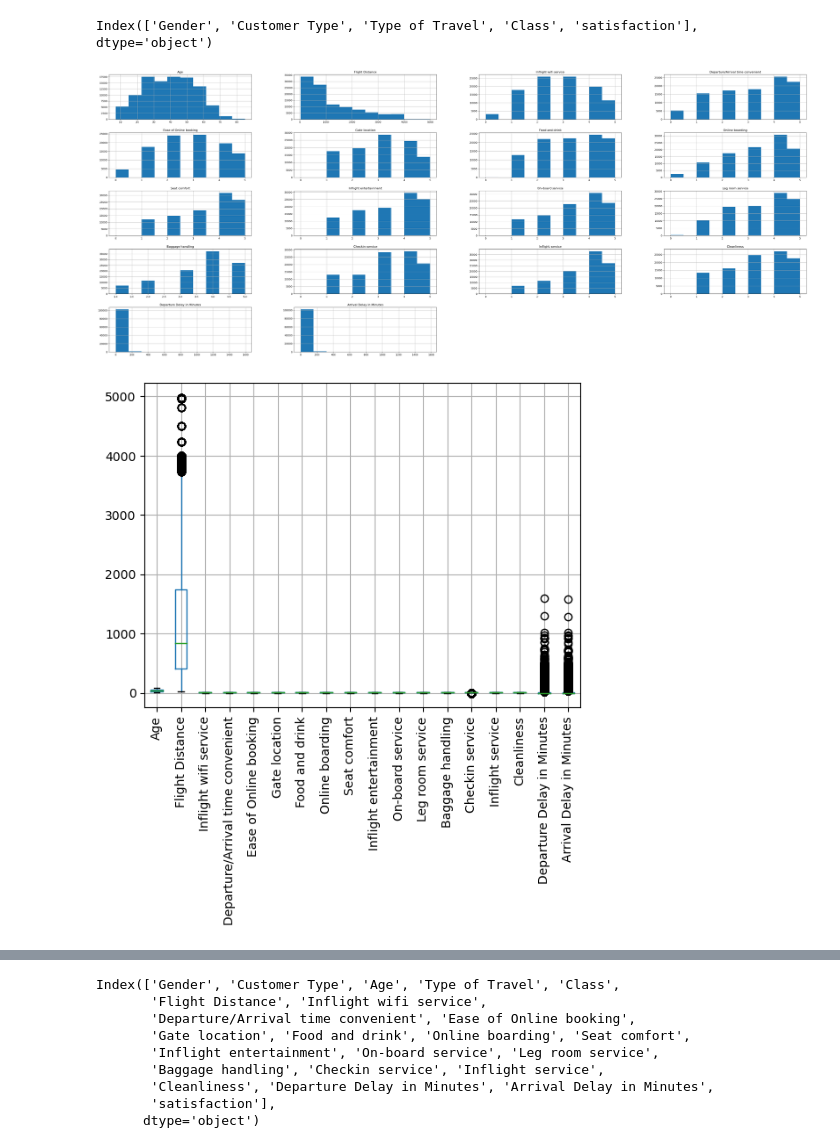
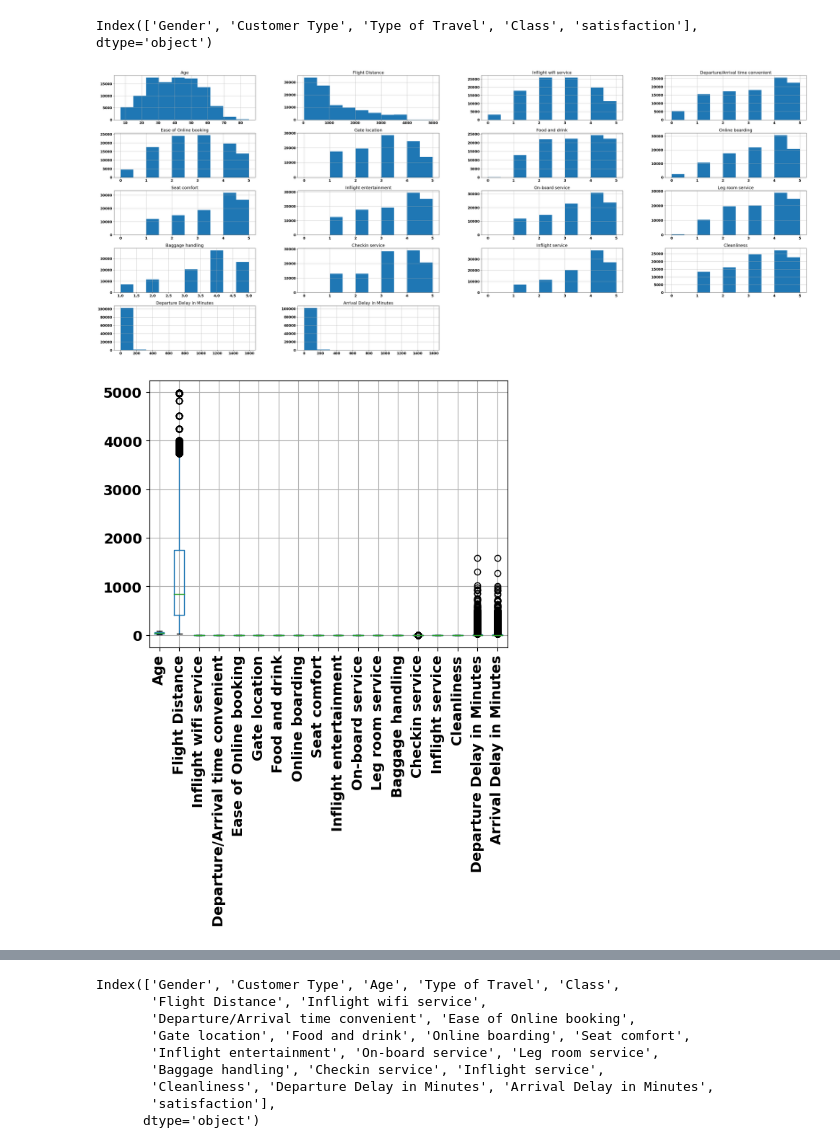
Before and after one commit to rjenez/gatech-cs7641-assignments, a Jupyter notebook: Assignments/SupervisedLearning/Assignment1-DataAnalysis.ipynb, the cells around one changed output, grey strips where cells are left out. Saved outputs shown, nothing was run; the diff lists cells and outputs as text; code cells hidden in the pictures.

```diff
--- a/Assignments/SupervisedLearning/Assignment1-DataAnalysis.ipynb
+++ b/Assignments/SupervisedLearning/Assignment1-DataAnalysis.ipynb
@@ -121,9 +166,12 @@ airline_data = airline_data.loc[:, airline_data.columns!='id']
 # %%
+font = {'weight' : 'bold',
+        'size'   : 14}
+plt.rc('font', **font)
 fig, ax = plt.subplots(nrows=1, ncols=1, figsize=(50, 20), sharey=False)
 fig = airline_data.hist(ax=ax)
 plt.show()
 # %% [output]
-[figure, old version]
+[figure, new version]
 # %%
 # split the dataframe into its numerical and categorical components
 X_num = airline_data.select_dtypes(exclude='object')
@@ -133,5 +181,5 @@ X_cat = airline_data.select_dtypes(include='object')
 airline_data.boxplot(rot=90)
 plt.show()
 # %% [output]
-[figure, old version]
+[figure, new version]
 # %%
```
Also changed, not shown: parts of 69 cells of this notebook.
